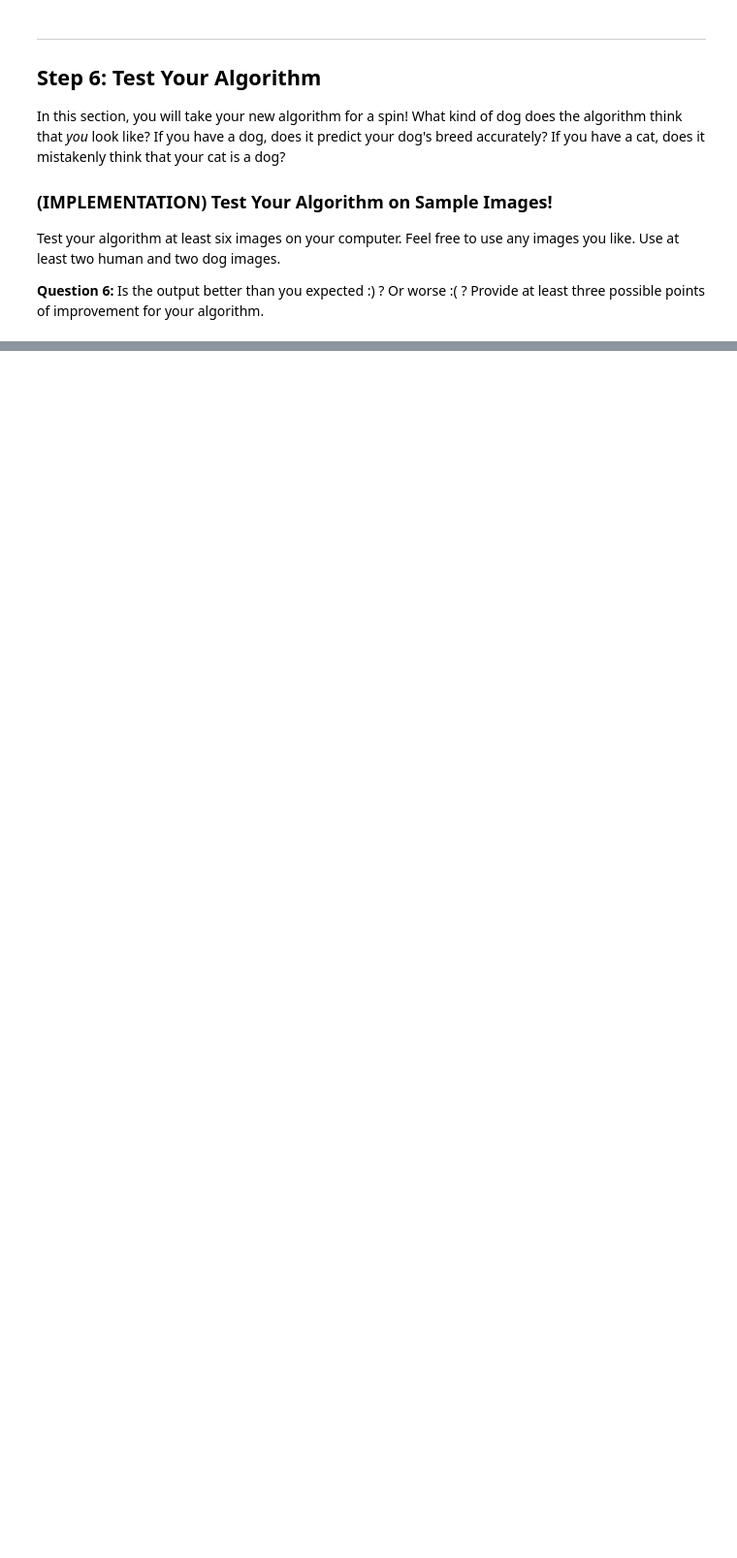
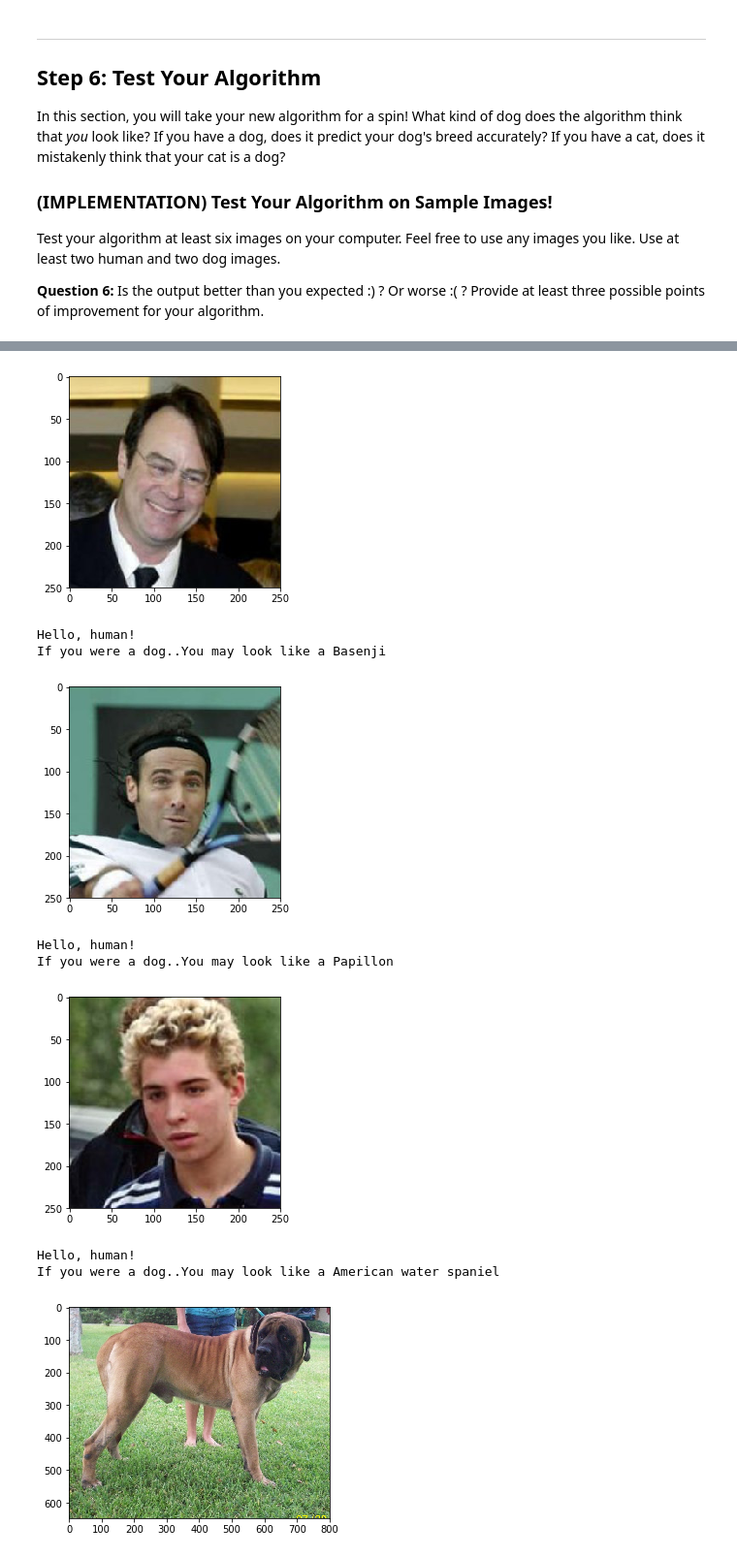
Before and after one commit to Dhanush-arch/Dog-Breed-Classifier, a Jupyter notebook: dog_app.ipynb, the cells around one changed output, grey strips where cells are left out. Shown at 97% size. Saved outputs shown, nothing was run; the diff lists cells and outputs as text; code cells hidden in the pictures; blank space fills up the shorter version.

```diff
--- a/dog_app.ipynb
+++ b/dog_app.ipynb
@@ -84,8 +58,8 @@ import numpy as np
 from glob import glob
 
 # load filenames for human and dog images
-human_files = np.array(glob("/data/lfw/*/*"))
-dog_files = np.array(glob("/data/dog_images/*/*/*"))
+human_files = np.array(glob("lfw/*/*"))
+dog_files = np.array(glob("dogImages/*/*/*"))
 
 # print number of images in each dataset
 print('There are %d total human images.' % len(human_files))
@@ -266,13 +220,3 @@ def VGG16_predict(img_path):
 While looking at the [dictionary](https://gist.github.com/yrevar/942d3a0ac09ec9e5eb3a), you will notice that the categories corresponding to dogs appear in an uninterrupted sequence and correspond to dictionary keys 151-268, inclusive, to include all categories from `'Chihuahua'` to `'Mexican hairless'`.  Thus, in order to check to see if an image is predicted to contain a dog by the pre-trained VGG-16 model, we need only check if the pre-trained model predicts an index between 151 and 268 (inclusive).
 
 Use these ideas to complete the `dog_detector` function below, which returns `True` if a dog is detected in an image (and `False` if not).
-# %%
-### returns "True" if a dog is detected in the image stored at img_path
-def dog_detector(img_path):
-    ## TODO: Complete the function.
-    predicted_index = VGG16_predict(img_path)
-    if predicted_index <= 268 and predicted_index >= 151:
-        result = True
-    else:
-        result = False
-    return result # true/false
@@ -820,9 +845,13 @@ Test Accuracy: 80% (676/836)
 ### (IMPLEMENTATION) Predict Dog Breed with the Model
 
 Write a function that takes an image path as input and returns the dog breed (`Affenpinscher`, `Afghan hound`, etc) that is predicted by your model.
+# %%
+### TODO: Write a function that takes a path to an image as input
+### and returns the dog breed that is predicted by the model.
+
+# list of class names by index, i.e. a name can be accessed like class_names[0]
+class_names = [item[4:].replace("_", " ") for item in loaders_transfer['train'].dataset.classes]
 # %%
-### TODO: Write a function that takes a path to an image as input
-### and returns the dog breed that is predicted by the model.
 from PIL import Image
 import torchvision.transforms as transforms
 
@@ -835,9 +864,6 @@ def load_input_image(img_path):
     # discard the transparent, alpha channel (that's the :3) and add the batch dimension
     image = prediction_transform(image)[:3,:,:].unsqueeze(0)
     return image
-# list of class names by index, i.e. a name can be accessed like class_names[0]
-class_names = [item[4:].replace("_", " ") for item in data_transfer['train'].classes]
-
 
 def predict_breed_transfer(model, class_names, img_path):
     # load the image and return the predicted breed
@@ -906,8 +978,21 @@ __Answer:__ (Three possible points for improvement)
 # %%
 ## TODO: Execute your algorithm from Step 6 on
 ## at least 6 images on your computer.
 ## Feel free to use as many code cells as needed.
+my_human_files = ['./my_images/human_1.jpg', './my_images/human_2.jpg', './my_images/human_3.jpg' ]
+my_dog_files = ['./my_images/dog_shiba.jpeg', './my_images/dog_yorkshire.jpg', './my_images/dog_retreiver.jpg']
 
 ## suggested code, below
 for file in np.hstack((human_files[:3], dog_files[:3])):
     run_app(file)
+# %% [output]
+[figure, added]
+Hello, human!
+If you were a dog..You may look like a Basenji
+[figure, added]
+Hello, human!
+If you were a dog..You may look like a Papillon
+[figure, added]
+Hello, human!
+If you were a dog..You may look like a American water spaniel
+[figure, added]
```
Also changed, not shown: parts of 18 cells of this notebook.
